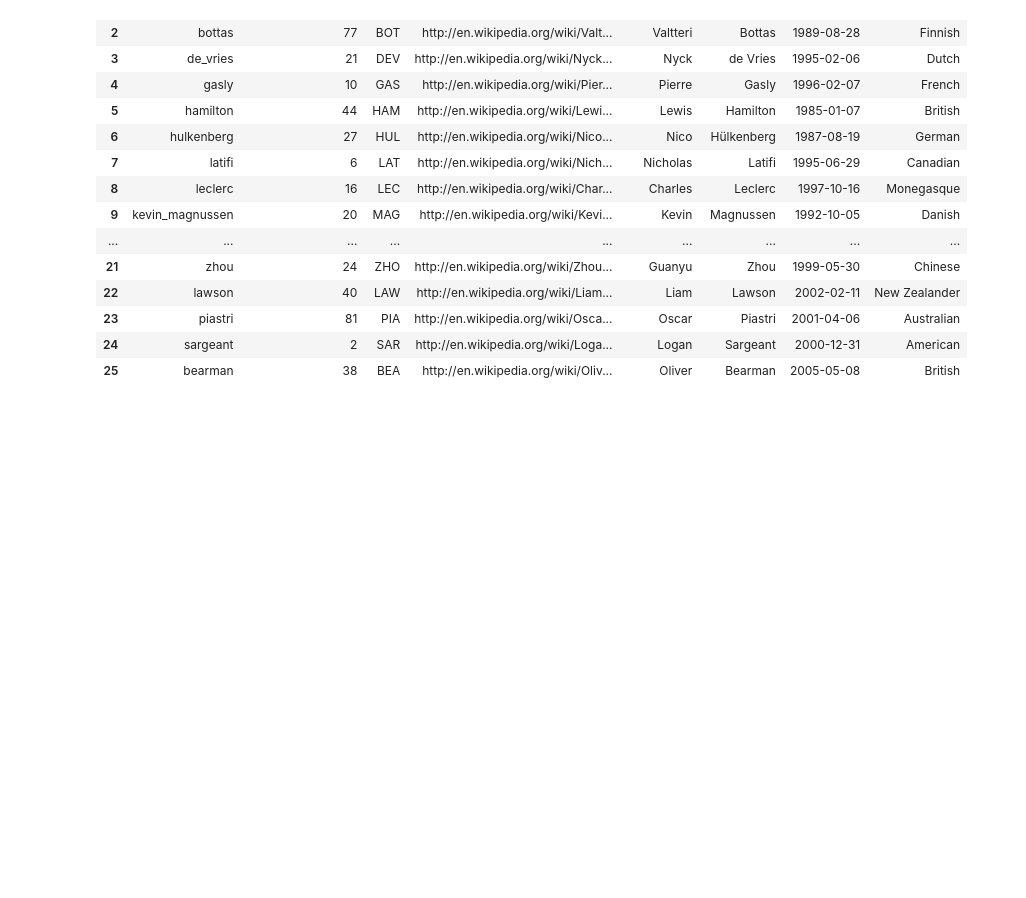
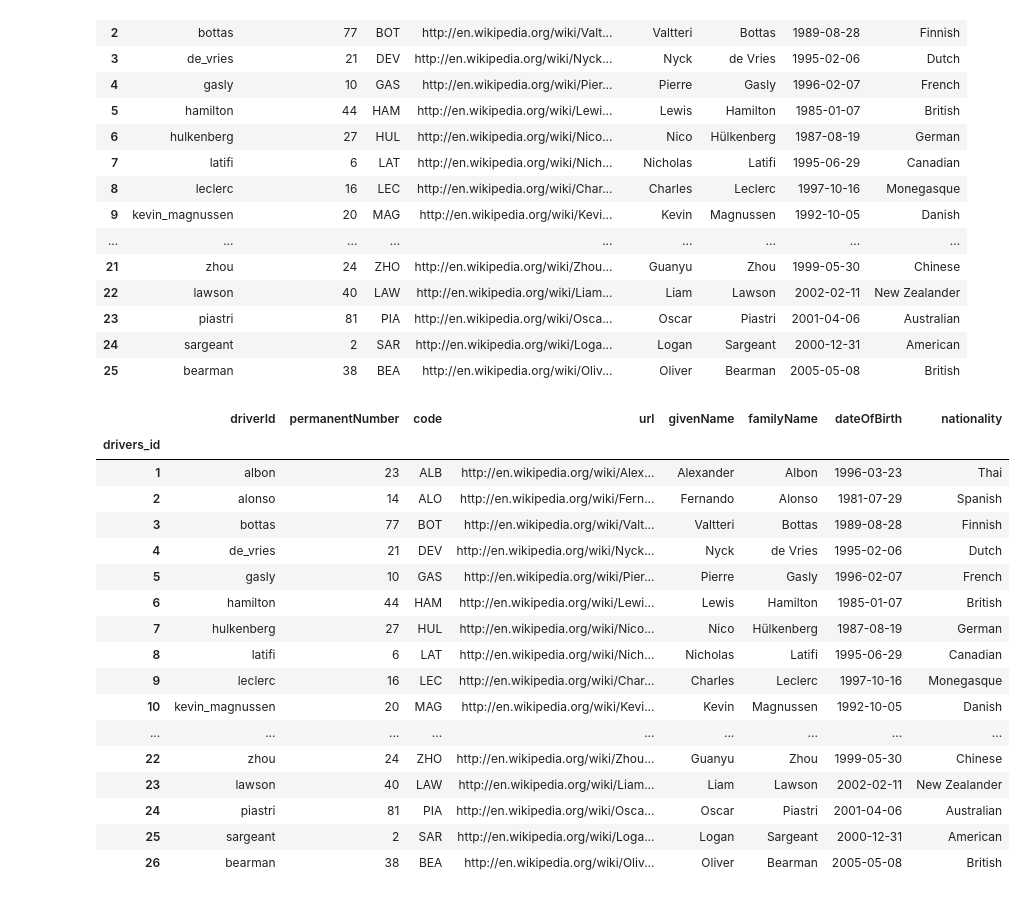
Before and after one commit to nat13lla/Capstone, a Jupyter notebook: datacollection/Drivers_data.ipynb, the cells around one changed output. Drawn from its saved outputs; the diff is of its cells as text; code cells hidden in the pictures; blank space fills up the shorter version.

```diff
--- a/datacollection/Drivers_data.ipynb
+++ b/datacollection/Drivers_data.ipynb
@@ -244,5 +244,34 @@ combined_drivers
 | 23 | piastri | 81 | PIA | http://en.wikipedia.org/wiki/Osca... | Oscar | Piastri | 2001-04-06 | Australian |
 | 24 | sargeant | 2 | SAR | http://en.wikipedia.org/wiki/Loga... | Logan | Sargeant | 2000-12-31 | American |
 | 25 | bearman | 38 | BEA | http://en.wikipedia.org/wiki/Oliv... | Oliver | Bearman | 2005-05-08 | British |
+# %%
+# Add in a circuit id column
+drivers_id = combined_drivers.copy()  # Make a copy
+drivers_id['drivers_id'] = combined_drivers.index + 1  # Add column id
+
+# Set as index
+drivers_id.set_index('drivers_id', inplace=True)
+
+# Show
+drivers_id
+# %% [output]
+|  | driverId | permanentNumber | code | url | givenName | familyName | dateOfBirth | nationality |
+| drivers_id |  |  |  |  |  |  |  |  |
+| 1 | albon | 23 | ALB | http://en.wikipedia.org/wiki/Alex... | Alexander | Albon | 1996-03-23 | Thai |
+| 2 | alonso | 14 | ALO | http://en.wikipedia.org/wiki/Fern... | Fernando | Alonso | 1981-07-29 | Spanish |
+| 3 | bottas | 77 | BOT | http://en.wikipedia.org/wiki/Valt... | Valtteri | Bottas | 1989-08-28 | Finnish |
+| 4 | de_vries | 21 | DEV | http://en.wikipedia.org/wiki/Nyck... | Nyck | de Vries | 1995-02-06 | Dutch |
+| 5 | gasly | 10 | GAS | http://en.wikipedia.org/wiki/Pier... | Pierre | Gasly | 1996-02-07 | French |
+| 6 | hamilton | 44 | HAM | http://en.wikipedia.org/wiki/Lewi... | Lewis | Hamilton | 1985-01-07 | British |
+| 7 | hulkenberg | 27 | HUL | http://en.wikipedia.org/wiki/Nico... | Nico | Hülkenberg | 1987-08-19 | German |
+| 8 | latifi | 6 | LAT | http://en.wikipedia.org/wiki/Nich... | Nicholas | Latifi | 1995-06-29 | Canadian |
+| 9 | leclerc | 16 | LEC | http://en.wikipedia.org/wiki/Char... | Charles | Leclerc | 1997-10-16 | Monegasque |
+| 10 | kevin_magnussen | 20 | MAG | http://en.wikipedia.org/wiki/Kevi... | Kevin | Magnussen | 1992-10-05 | Danish |
+| ... | ... | ... | ... | ... | ... | ... | ... | ... |
+| 22 | zhou | 24 | ZHO | http://en.wikipedia.org/wiki/Zhou... | Guanyu | Zhou | 1999-05-30 | Chinese |
+| 23 | lawson | 40 | LAW | http://en.wikipedia.org/wiki/Liam... | Liam | Lawson | 2002-02-11 | New Zealander |
+| 24 | piastri | 81 | PIA | http://en.wikipedia.org/wiki/Osca... | Oscar | Piastri | 2001-04-06 | Australian |
+| 25 | sargeant | 2 | SAR | http://en.wikipedia.org/wiki/Loga... | Logan | Sargeant | 2000-12-31 | American |
+| 26 | bearman | 38 | BEA | http://en.wikipedia.org/wiki/Oliv... | Oliver | Bearman | 2005-05-08 | British |
 # %%
 # Download the Dataframe as CSV
```
Also changed, not shown: parts of 1 cell of this notebook.
